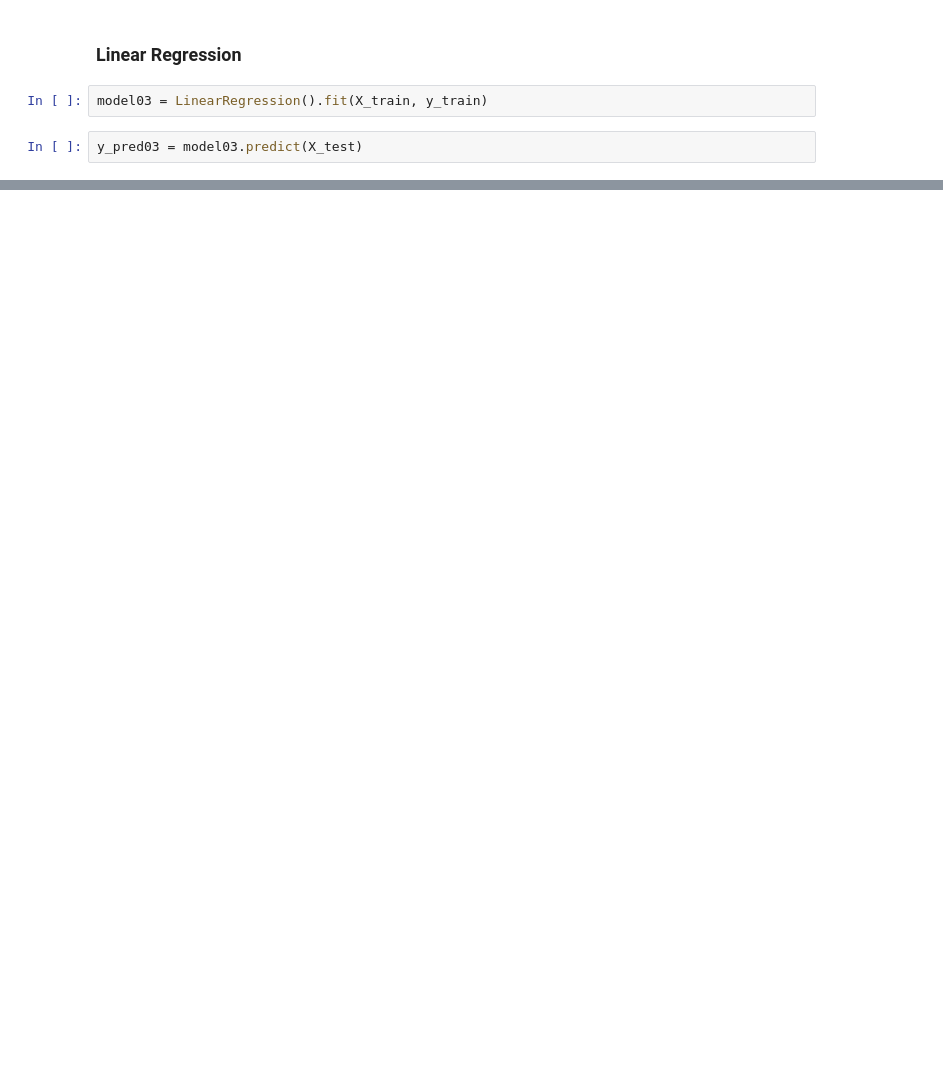
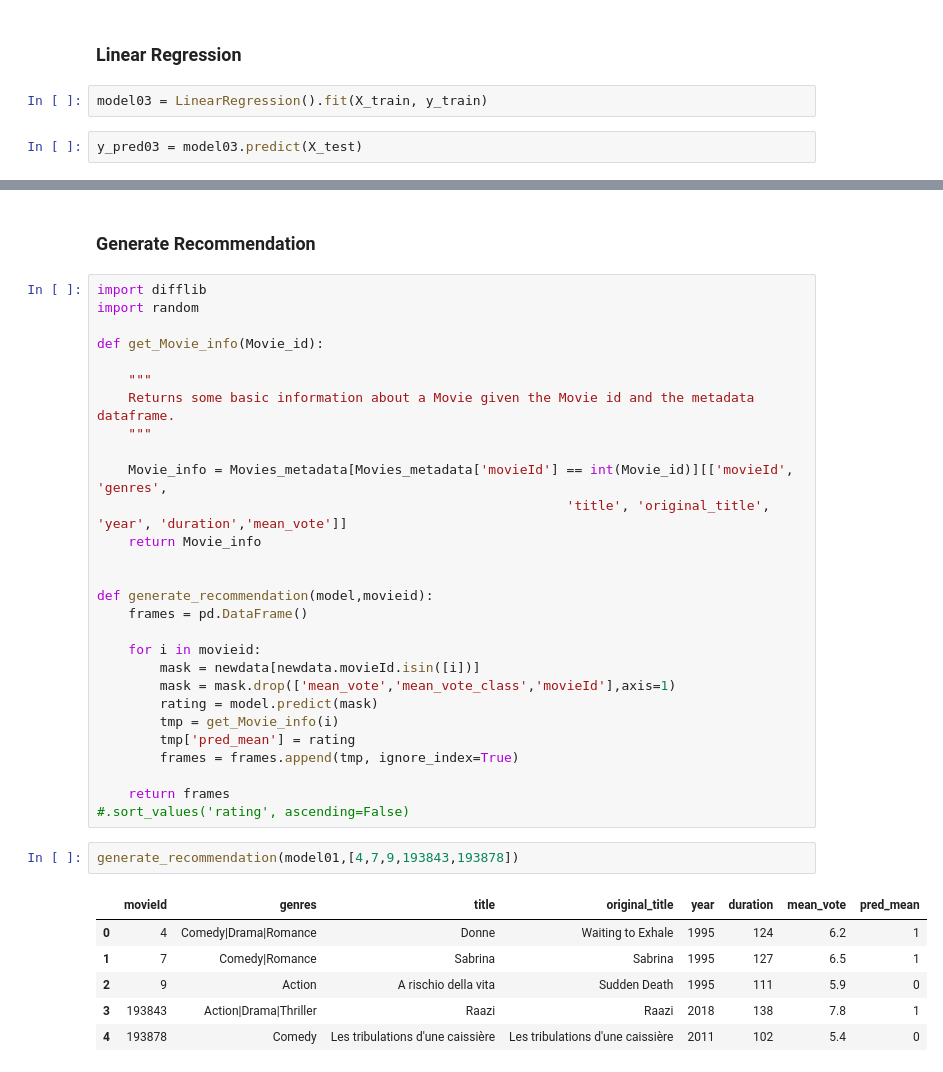
Before and after one commit to mheidari98/Movie-Recommender-Systems, a Jupyter notebook: Regression.ipynb, the cells around one changed output, grey strips where cells are left out. Saved outputs shown, nothing was run; the diff lists cells and outputs as text; blank space fills up the shorter version.

```diff
--- a/Regression.ipynb
+++ b/Regression.ipynb
@@ -203,0 +280,39 @@ RMSE: 0.8851887523579566
+# %% [markdown]
+### Generate Recommendation
+# %%
+import difflib
+import random
+
+def get_Movie_info(Movie_id):
+
+    """
+    Returns some basic information about a Movie given the Movie id and the metadata dataframe.
+    """
+
+    Movie_info = Movies_metadata[Movies_metadata['movieId'] == int(Movie_id)][['movieId', 'genres',
+                                                            'title', 'original_title', 'year', 'duration','mean_vote']]
+    return Movie_info
+
+
+def generate_recommendation(model,movieid):
+    frames = pd.DataFrame()
+
+    for i in movieid:
+        mask = newdata[newdata.movieId.isin([i])]
+        mask = mask.drop(['mean_vote','mean_vote_class','movieId'],axis=1)
+        rating = model.predict(mask)
+        tmp = get_Movie_info(i)
+        tmp['pred_mean'] = rating
+        frames = frames.append(tmp, ignore_index=True)
+
+    return frames
+#.sort_values('rating', ascending=False)
+# %%
+generate_recommendation(model01,[4,7,9,193843,193878])
+# %% [output]
+|  | movieId | genres | title | original_title | year | duration | mean_vote | pred_mean |
+| 0 | 4 | Comedy|Drama|Romance | Donne | Waiting to Exhale | 1995 | 124 | 6.2 | 1 |
+| 1 | 7 | Comedy|Romance | Sabrina | Sabrina | 1995 | 127 | 6.5 | 1 |
+| 2 | 9 | Action | A rischio della vita | Sudden Death | 1995 | 111 | 5.9 | 0 |
+| 3 | 193843 | Action|Drama|Thriller | Raazi | Raazi | 2018 | 138 | 7.8 | 1 |
+| 4 | 193878 | Comedy | Les tribulations d'une caissière | Les tribulations d'une caissière | 2011 | 102 | 5.4 | 0 |
```
Also changed, not shown: parts of 16 cells of this notebook.
